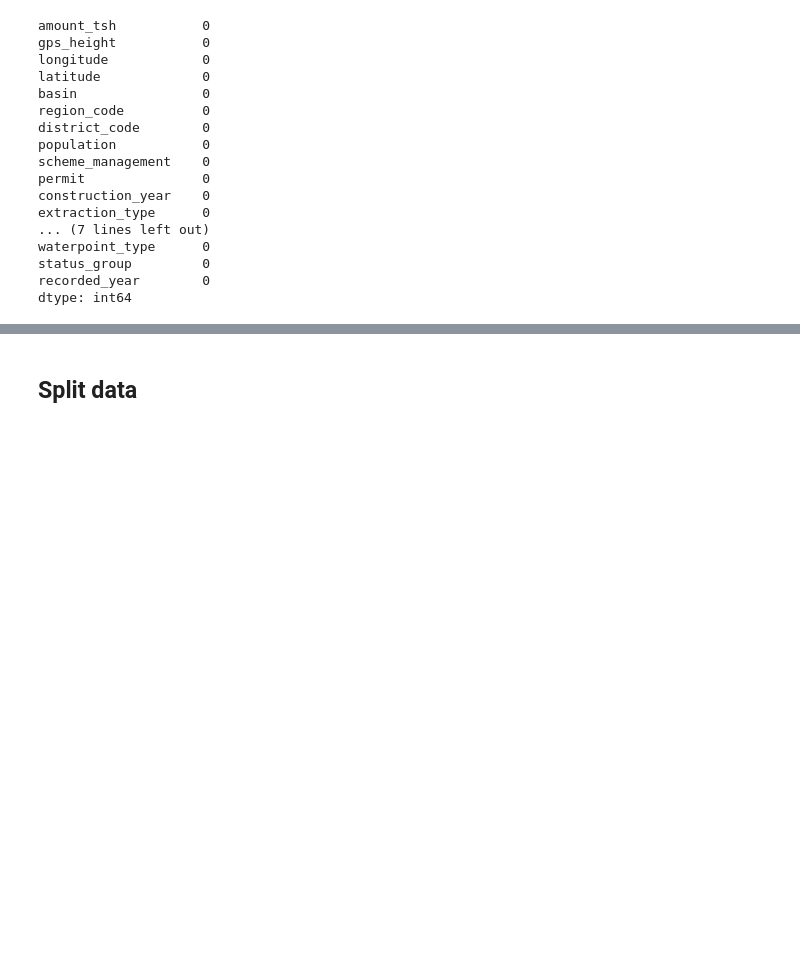
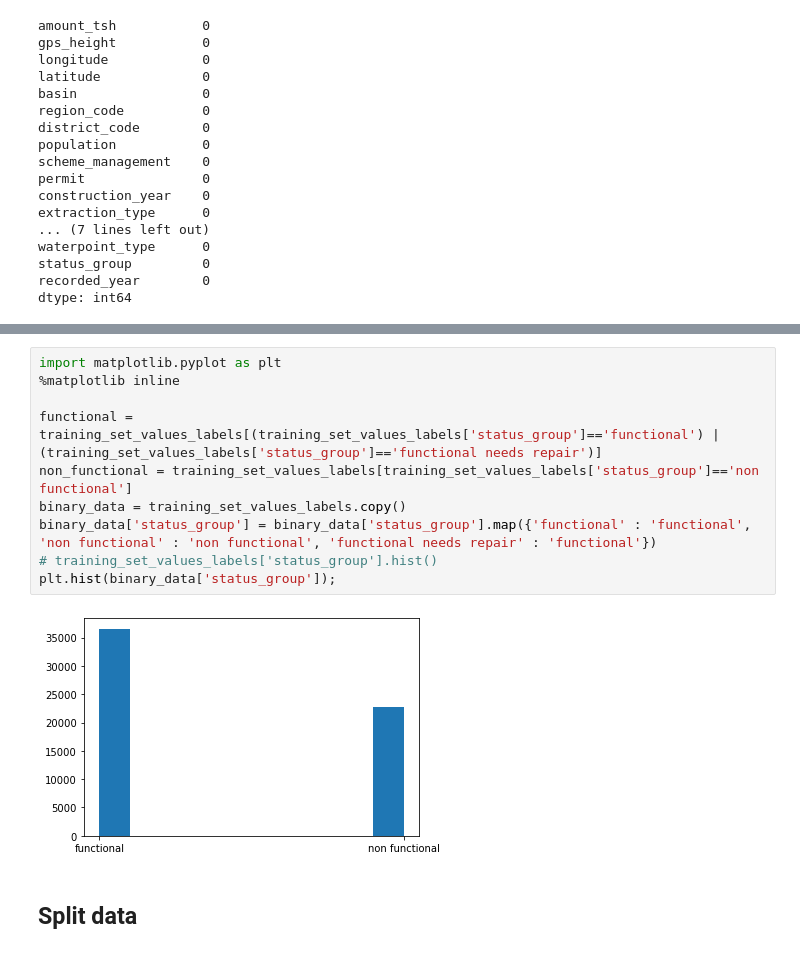
Before and after one commit to ericdnbn/machine_learning_water_pump_data_tanzania, a Jupyter notebook: Soo's Work.ipynb, the cells around one changed output, grey strips where cells are left out. Saved outputs shown, nothing was run; the diff lists cells and outputs as text; blank space fills up the shorter version.

```diff
--- a/Soo's Work.ipynb
+++ b/Soo's Work.ipynb
@@ -205,3 +220,15 @@ dtype: int64
+# %%
+import matplotlib.pyplot as plt
+%matplotlib inline
+
+functional = training_set_values_labels[(training_set_values_labels['status_group']=='functional') | (training_set_values_labels['status_group']=='functional needs repair')]
+non_functional = training_set_values_labels[training_set_values_labels['status_group']=='non functional']
+binary_data = training_set_values_labels.copy()
+binary_data['status_group'] = binary_data['status_group'].map({'functional' : 'functional', 'non functional' : 'non functional', 'functional needs repair' : 'functional'})
+# training_set_values_labels['status_group'].hist()
+plt.hist(binary_data['status_group']);
+# %% [output]
+[figure, added]
 # %% [markdown]
 ## Split data
 # %%
```
Also changed, not shown: parts of 25 cells of this notebook, 1 other file.
